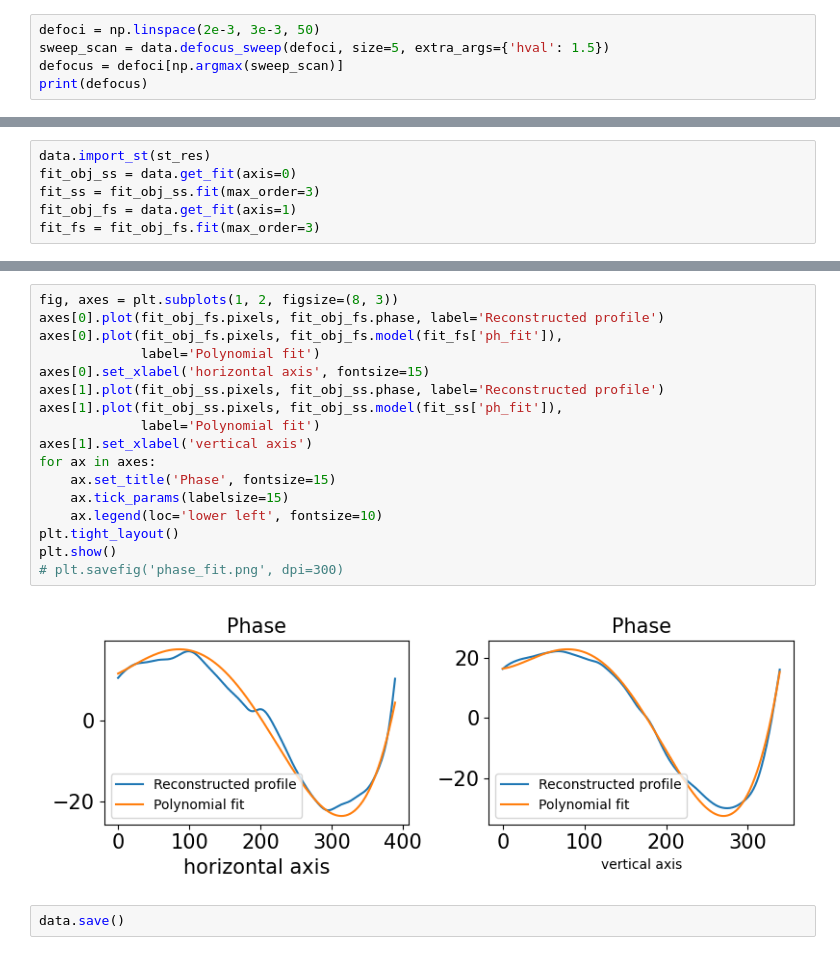
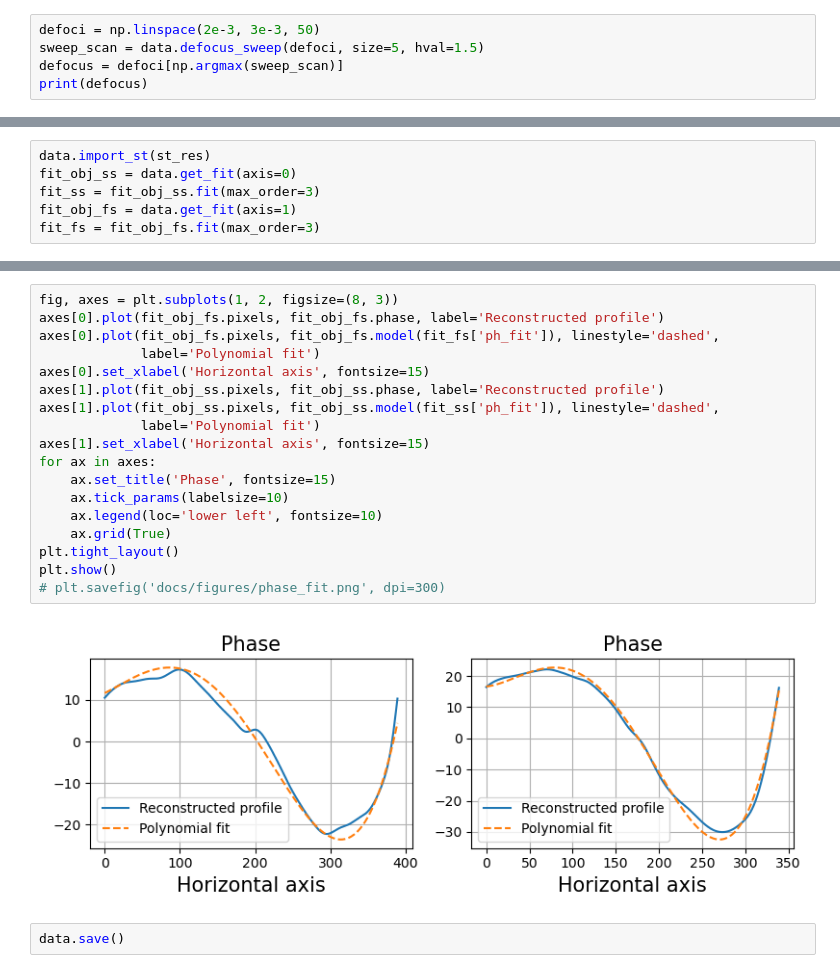
Before and after one commit to simply-nicky/pyrost, a Jupyter notebook: doc.ipynb, the cells around one changed output, grey strips where cells are left out. Saved outputs shown, nothing was run; the diff lists cells and outputs as text.

```diff
--- a/doc.ipynb
+++ b/doc.ipynb
@@ -62,7 +62,7 @@ data = data.update_mask(method='range-bad', vmax=2e3)
 data = data.mask_frames(good_frames=np.arange(1, 121))
 # %%
 defoci = np.linspace(2e-3, 3e-3, 50)
-sweep_scan = data.defocus_sweep(defoci, size=5, extra_args={'hval': 1.5})
+sweep_scan = data.defocus_sweep(defoci, size=5, hval=1.5)
 defocus = defoci[np.argmax(sweep_scan)]
 print(defocus)
 # %% [output]
@@ -142,22 +146,23 @@ plt.show()
 # %%
 fig, axes = plt.subplots(1, 2, figsize=(8, 3))
 axes[0].plot(fit_obj_fs.pixels, fit_obj_fs.phase, label='Reconstructed profile')
-axes[0].plot(fit_obj_fs.pixels, fit_obj_fs.model(fit_fs['ph_fit']),
+axes[0].plot(fit_obj_fs.pixels, fit_obj_fs.model(fit_fs['ph_fit']), linestyle='dashed',
              label='Polynomial fit')
-axes[0].set_xlabel('horizontal axis', fontsize=15)
+axes[0].set_xlabel('Horizontal axis', fontsize=15)
 axes[1].plot(fit_obj_ss.pixels, fit_obj_ss.phase, label='Reconstructed profile')
-axes[1].plot(fit_obj_ss.pixels, fit_obj_ss.model(fit_ss['ph_fit']),
+axes[1].plot(fit_obj_ss.pixels, fit_obj_ss.model(fit_ss['ph_fit']), linestyle='dashed',
              label='Polynomial fit')
-axes[1].set_xlabel('vertical axis')
+axes[1].set_xlabel('Horizontal axis', fontsize=15)
 for ax in axes:
     ax.set_title('Phase', fontsize=15)
-    ax.tick_params(labelsize=15)
+    ax.tick_params(labelsize=10)
     ax.legend(loc='lower left', fontsize=10)
+    ax.grid(True)
 plt.tight_layout()
 plt.show()
-# plt.savefig('phase_fit.png', dpi=300)
+# plt.savefig('docs/figures/phase_fit.png', dpi=300)
 # %% [output]
-[figure, old version]
+[figure, new version]
 # %%
 data.save()
 # %%
```
Also changed, not shown: parts of 27 cells of this notebook, 28 other files.
